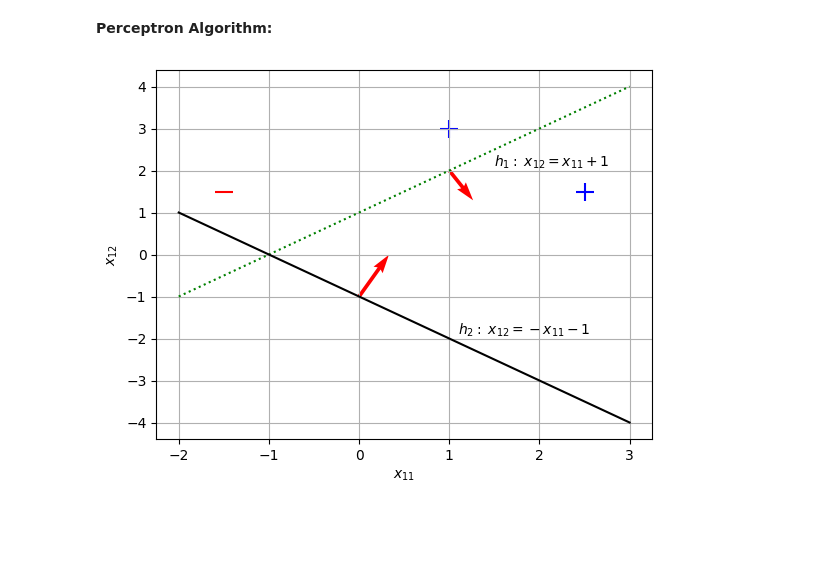
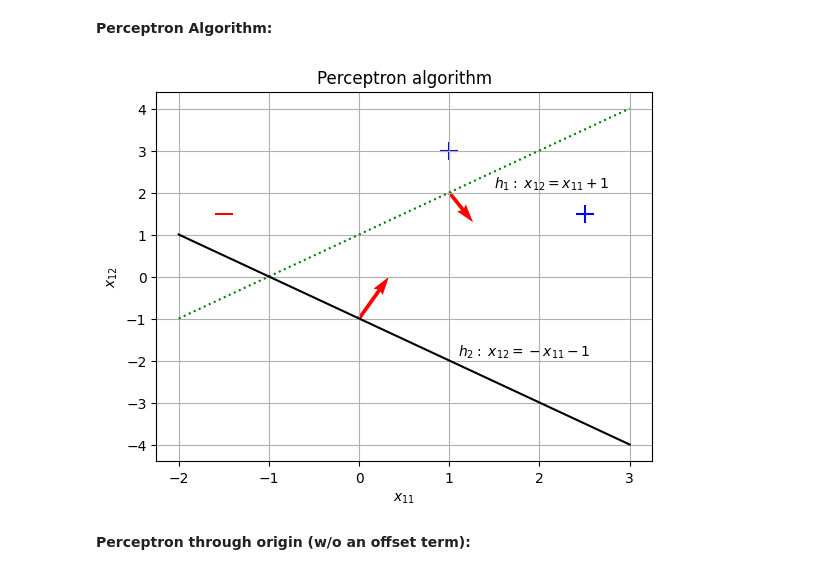
Before and after one commit to pquynhvu/ML, a Jupyter notebook: linear-classifiers.ipynb, the cells around one changed output. Saved outputs shown, nothing was run; the diff lists cells and outputs as text; code cells hidden in the pictures; blank space fills up the shorter version.

```diff
--- a/linear-classifiers.ipynb
+++ b/linear-classifiers.ipynb
@@ -61,18 +65,21 @@ for t in range(100):
 # %%
 plt.scatter(X[X['y'] > 0]['x11'], X[X['y'] > 0]['x12'], marker='+', s=150, c='b')
 plt.scatter(X[X['y'] < 0]['x11'], X[X['y'] < 0]['x12'], marker='_', s=150, c='r')
 
 plt.plot(np.linspace(-2, 3, num=10), np.linspace(-2, 3, num=10) + 1, 'g:')
 plt.text(1.5, 2.1, '$h_1:$ $x_{12} = x_{11} + 1$')
 plt.quiver(1, 2, 0.4, -0.5, color='r', units='xy', scale=1)
 
 plt.plot(np.linspace(-2, 3, num=10), - np.linspace(-2, 3, num=10) - 1, 'k')
 plt.text(1.1, -1.9, '$h_2:$ $x_{12} = - x_{11} - 1$')
 plt.quiver(0, -1, 0.5, 0.7, color='r', units='xy', scale=1)
 
-
 plt.xlabel('$x_{11}$')
 plt.ylabel('$x_{12}$')
+plt.title('Perceptron algorithm')
 plt.grid()
+plt.show()
 # %% [output]
-[figure, old version]
+[figure, new version]
+# %% [markdown]
+**Perceptron through origin (w/o an offset term):**
```
Also changed, not shown: parts of 3 cells of this notebook.
